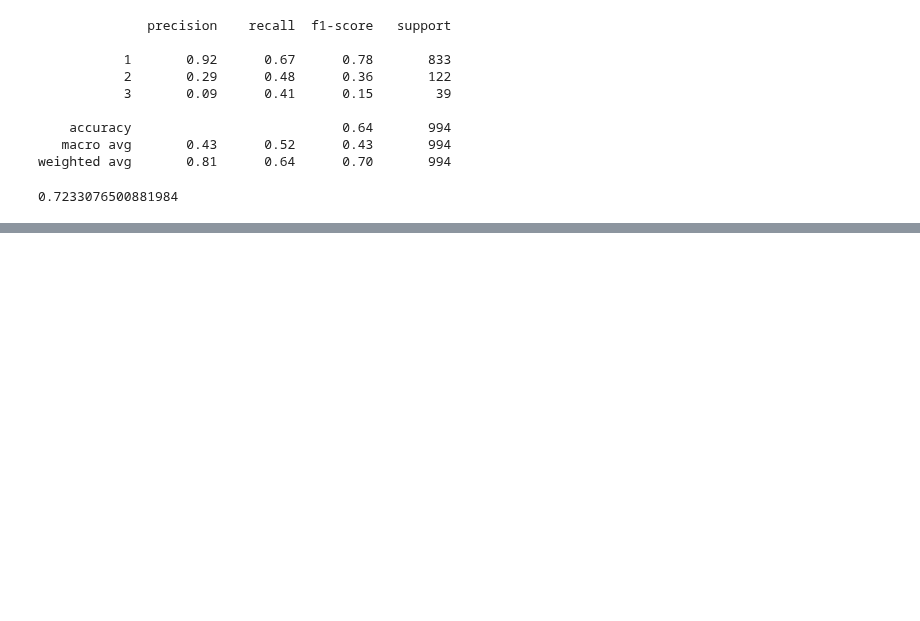
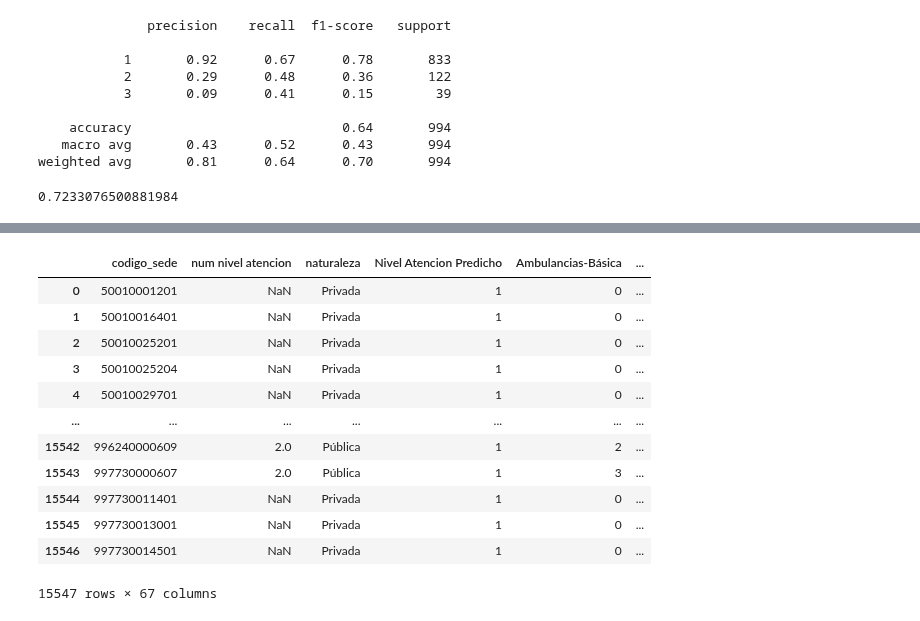
Before and after one commit to ProyectoDeGrado-2023-20/PG, a Jupyter notebook: Ideas/Models/Random Forest.ipynb, the cells around one changed output, grey strips where cells are left out. Cells and saved outputs as stored; diff of their text form; code cells hidden in the pictures; blank space fills up the shorter version.

```diff
--- a/Ideas/Models/Random Forest.ipynb
+++ b/Ideas/Models/Random Forest.ipynb
@@ -348,0 +389,2 @@ roc_auc_score(y_test, clf_rf.predict_proba(X_test_scaled), multi_class='ovo')
+# %%
+predictions = clf_rf.predict(X_new_scaled)
@@ -348,0 +395,20 @@ roc_auc_score(y_test, clf_rf.predict_proba(X_test_scaled), multi_class='ovo')
+# %%
+df['Nivel Atencion Predicho'] = predictions
+# %%
+df = df[list(df.columns)[:3] + list(df.columns)[-1:] + list(df.columns)[3:-1]]
+# %%
+df
+# %% [output]
+|  | codigo_sede | num nivel atencion | naturaleza | Nivel Atencion Predicho | Ambulancias-Básica | ... |
+| 0 | 50010001201 | NaN | Privada | 1 | 0 | ... |
+| 1 | 50010016401 | NaN | Privada | 1 | 0 | ... |
+| 2 | 50010025201 | NaN | Privada | 1 | 0 | ... |
+| 3 | 50010025204 | NaN | Privada | 1 | 0 | ... |
+| 4 | 50010029701 | NaN | Privada | 1 | 0 | ... |
+| ... | ... | ... | ... | ... | ... | ... |
+| 15542 | 996240000609 | 2.0 | Pública | 1 | 2 | ... |
+| 15543 | 997730000607 | 2.0 | Pública | 1 | 3 | ... |
+| 15544 | 997730011401 | NaN | Privada | 1 | 0 | ... |
+| 15545 | 997730013001 | NaN | Privada | 1 | 0 | ... |
+| 15546 | 997730014501 | NaN | Privada | 1 | 0 | ... |
+15547 rows × 67 columns
```
Also changed, not shown: parts of 8 cells of this notebook.
